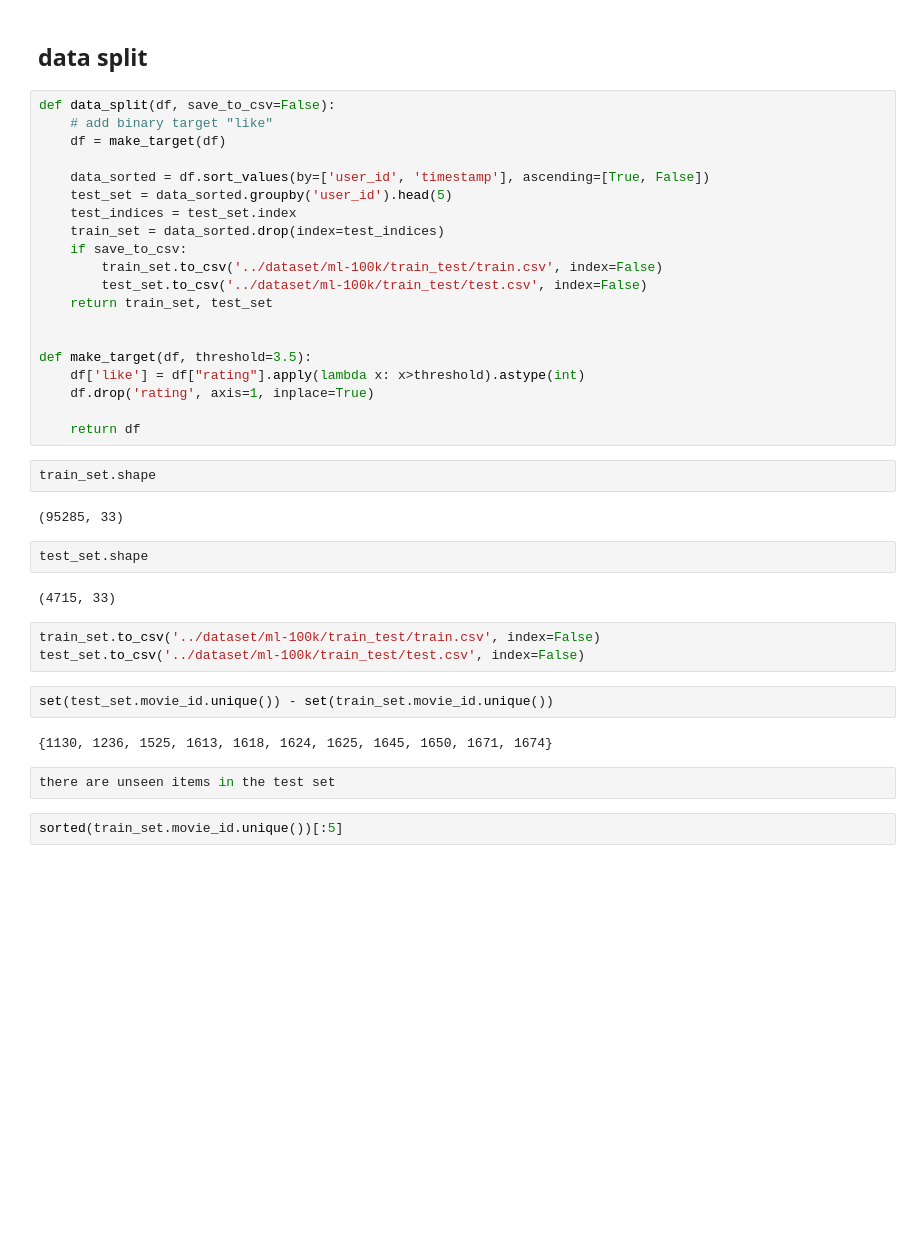
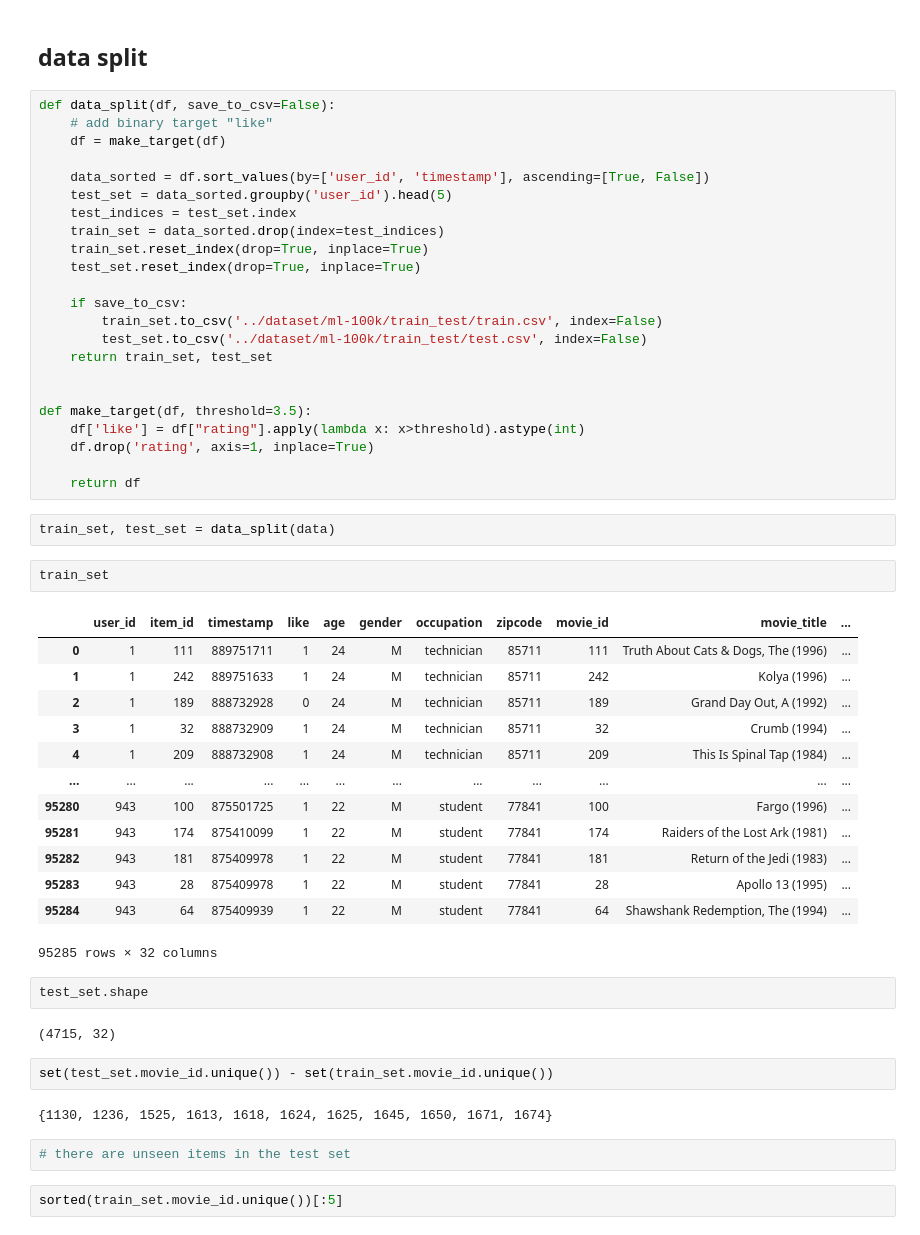
Before and after one commit to zhang-shizhe/PocketRecommender, a Jupyter notebook: notebooks/Untitled.ipynb, the cells around one changed output. Cells and saved outputs as stored; diff of their text form; blank space fills up the shorter version.

```diff
--- a/notebooks/Untitled.ipynb
+++ b/notebooks/Untitled.ipynb
@@ -99,6 +101,9 @@ def data_split(df, save_to_csv=False):
     test_set = data_sorted.groupby('user_id').head(5)
     test_indices = test_set.index
     train_set = data_sorted.drop(index=test_indices)
+    train_set.reset_index(drop=True, inplace=True)
+    test_set.reset_index(drop=True, inplace=True)
+
     if save_to_csv:
         train_set.to_csv('../dataset/ml-100k/train_test/train.csv', index=False)
         test_set.to_csv('../dataset/ml-100k/train_test/test.csv', index=False)
@@ -110,23 +115,34 @@ def make_target(df, threshold=3.5):
     df.drop('rating', axis=1, inplace=True)
 
     return df
+# %%
+train_set, test_set = data_split(data)
 # %%
-train_set.shape
+train_set
 # %% [output]
+|  | user_id | item_id | timestamp | like | age | gender | occupation | zipcode | movie_id | movie_title | ... |
+| 0 | 1 | 111 | 889751711 | 1 | 24 | M | technician | 85711 | 111 | Truth About Cats & Dogs, The (1996) | ... |
+| 1 | 1 | 242 | 889751633 | 1 | 24 | M | technician | 85711 | 242 | Kolya (1996) | ... |
+| 2 | 1 | 189 | 888732928 | 0 | 24 | M | technician | 85711 | 189 | Grand Day Out, A (1992) | ... |
+| 3 | 1 | 32 | 888732909 | 1 | 24 | M | technician | 85711 | 32 | Crumb (1994) | ... |
+| 4 | 1 | 209 | 888732908 | 1 | 24 | M | technician | 85711 | 209 | This Is Spinal Tap (1984) | ... |
+| ... | ... | ... | ... | ... | ... | ... | ... | ... | ... | ... | ... |
+| 95280 | 943 | 100 | 875501725 | 1 | 22 | M | student | 77841 | 100 | Fargo (1996) | ... |
+| 95281 | 943 | 174 | 875410099 | 1 | 22 | M | student | 77841 | 174 | Raiders of the Lost Ark (1981) | ... |
+| 95282 | 943 | 181 | 875409978 | 1 | 22 | M | student | 77841 | 181 | Return of the Jedi (1983) | ... |
+| 95283 | 943 | 28 | 875409978 | 1 | 22 | M | student | 77841 | 28 | Apollo 13 (1995) | ... |
+| 95284 | 943 | 64 | 875409939 | 1 | 22 | M | student | 77841 | 64 | Shawshank Redemption, The (1994) | ... |
-(95285, 33)
+95285 rows × 32 columns
 # %%
 test_set.shape
 # %% [output]
-(4715, 33)
+(4715, 32)
-# %%
-train_set.to_csv('../dataset/ml-100k/train_test/train.csv', index=False)
-test_set.to_csv('../dataset/ml-100k/train_test/test.csv', index=False)
 # %%
 set(test_set.movie_id.unique()) - set(train_set.movie_id.unique())
 # %% [output]
 {1130, 1236, 1525, 1613, 1618, 1624, 1625, 1645, 1650, 1671, 1674}
 # %%
-there are unseen items in the test set
+# there are unseen items in the test set
 # %%
 sorted(train_set.movie_id.unique())[:5]
 # %% [output]
```
Also changed, not shown: parts of 20 cells of this notebook.
